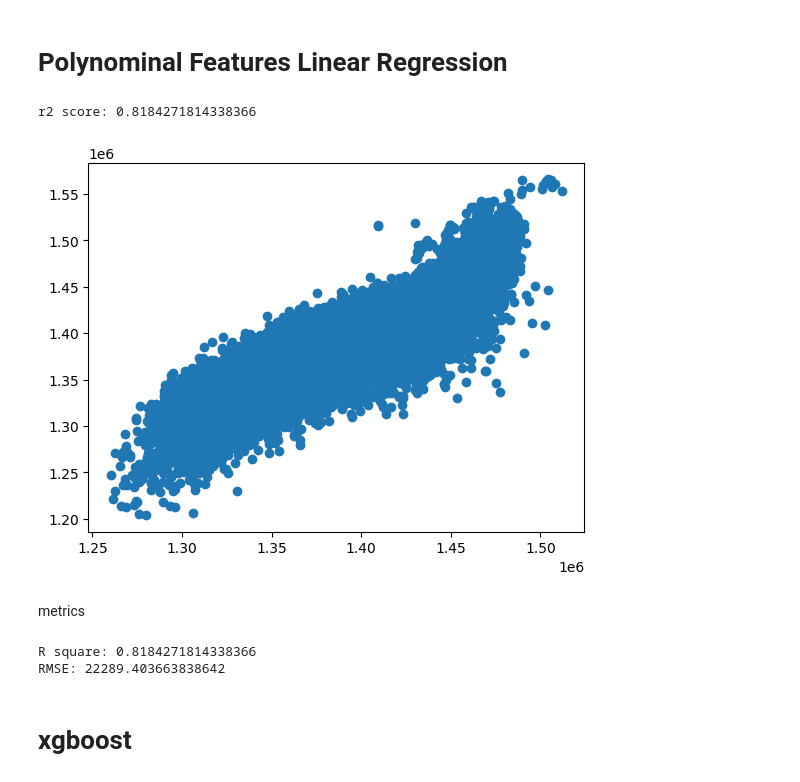
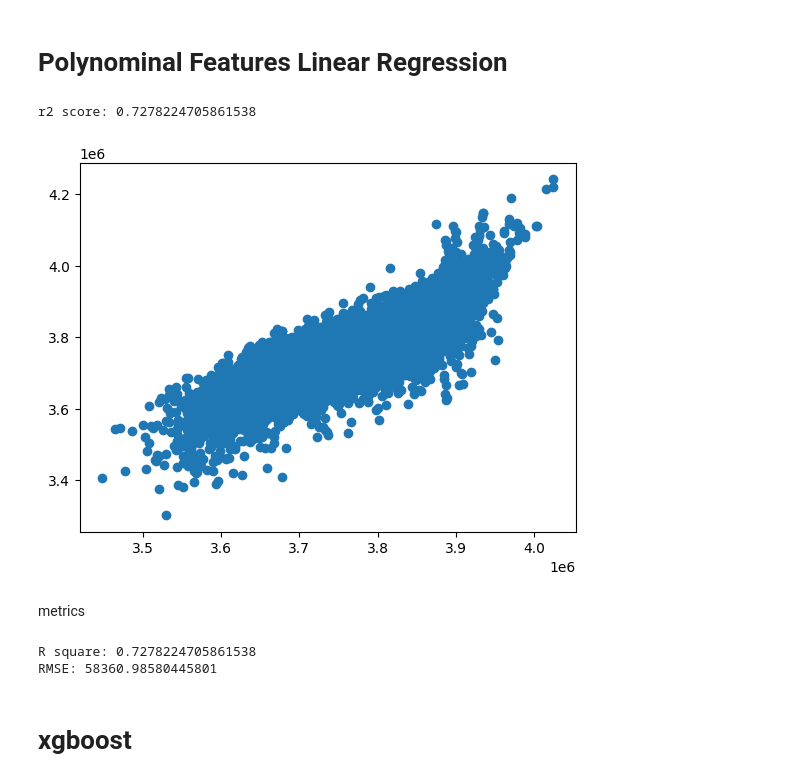
Before and after one commit to piotrksiazek/Introduction-to-data-analysic-University-2022, a Jupyter notebook: Tasmania.ipynb, the cells around one changed output. Drawn from its saved outputs; the diff is of its cells as text; code cells hidden in the pictures.

```diff
--- a/Tasmania.ipynb
+++ b/Tasmania.ipynb
@@ -54,6 +54,8 @@ class PreparedData:
     def __init__(self, df, name):
         self.x = df[vars]
         self.y = df["'sum'"]
+        self.x_poly = df[vars].values.reshape(-1, len(vars))
+        self.y_poly = df["'sum'"].values.reshape(-1)
         self.name = name
 
 data = pd.read_csv("Tasmania_Data.csv")
@@ -71,6 +73,8 @@ perth = PreparedData(df, "perth")
 data = pd.read_csv("Sydney_Data.csv")
 df = pd.DataFrame(data)
 sydney = PreparedData(df, "sydney")
+
+locations = [tasmania, adelaide, perth, sydney]
 # %% [markdown]
 # Linear regression
 # %%
@@ -105,31 +106,28 @@ RMSE: 48249.56382484495
 # %% [markdown]
 # Polynominal Features Linear Regression
 # %%
-x = df[vars].values.reshape(-1, len(vars))
-y = df["'sum'"].values.reshape(-1)
+poly = PolynomialFeatures(2, include_bias = False)
+x = poly.fit_transform(tasmania.x_poly)
 
-poly = PolynomialFeatures(2, include_bias = False)
-x = poly.fit_transform(x)
-
-X_train, X_test, y_train, y_test = train_test_split(x, y, test_size=0.5, random_state=43)
+X_train, X_test, y_train, y_test = train_test_split(x, tasmania.y_poly, test_size=0.1, random_state=43)
 
 model = LinearRegression()
 model.fit(X_train, y_train)
 
 y_pred_test = model.predict(X_test)
 plt.scatter(y_pred_test, y_test)
 
 print(f'r2 score: {model.score(X_test, y_test)}')
 # %% [output]
-r2 score: 0.8184271814338366
+r2 score: 0.7278224705861538
-[figure, old version]
+[figure, new version]
 # %% [markdown]
 metrics
 # %%
 get_metrics(X_test, y_test, y_pred_test, model)
 # %% [output]
-R square: 0.8184271814338366
-RMSE: 22289.403663838642
+R square: 0.7278224705861538
+RMSE: 58360.98580445801
 # %% [markdown]
 # xgboost
 # %%
```
Also changed, not shown: parts of 9 cells of this notebook.
